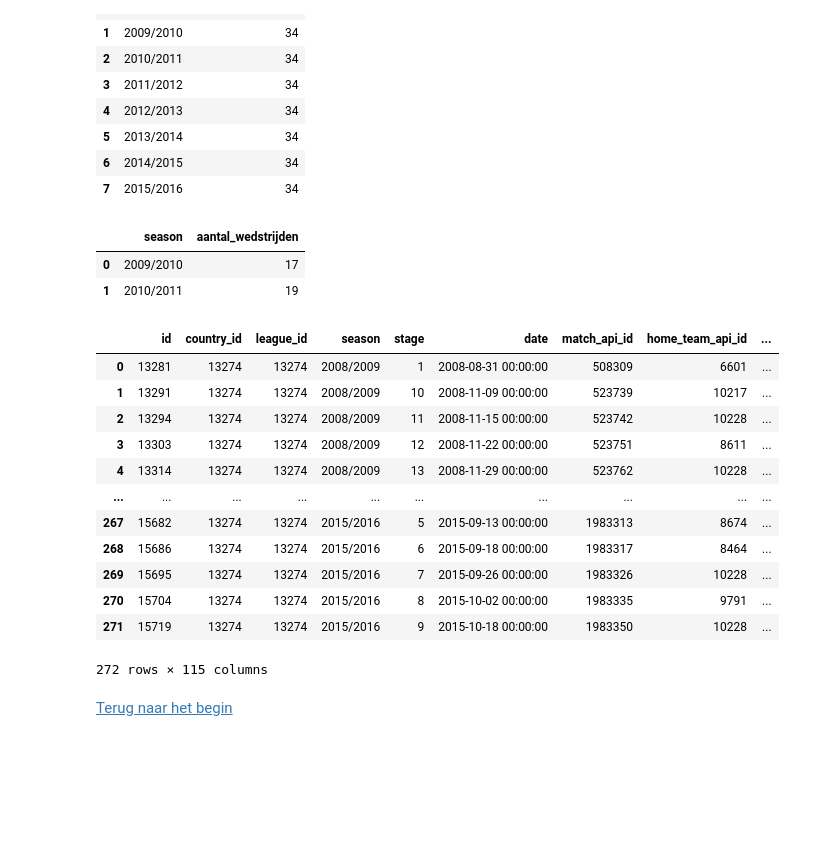
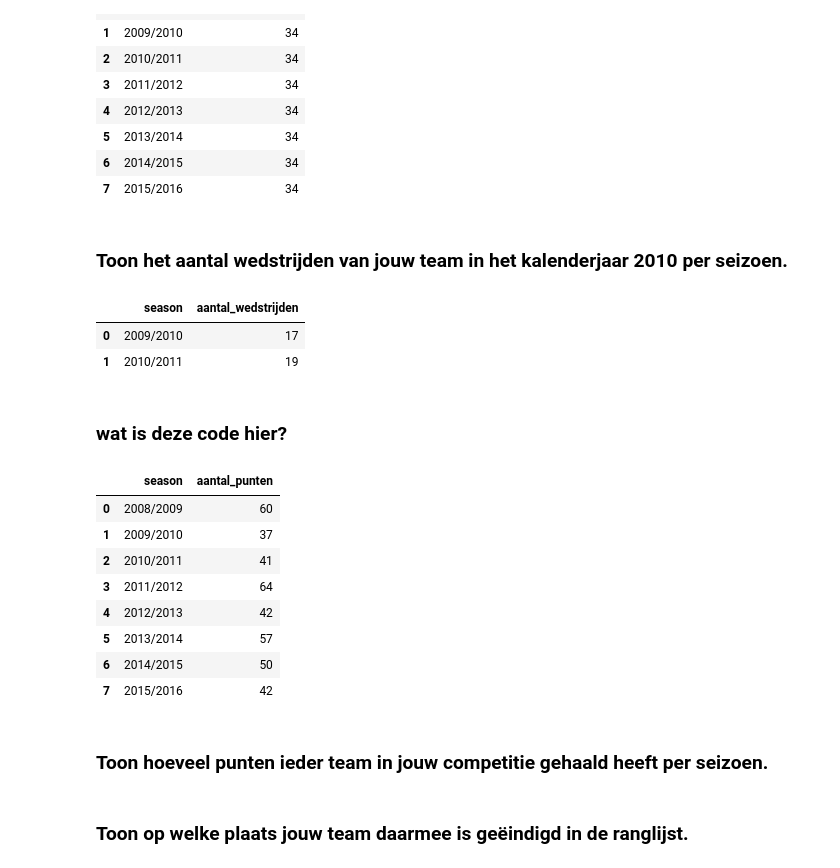
Before and after one commit to BartJeninga/2BDatalab, a Jupyter notebook: DataLab II Main v1.2.ipynb, the cells around one changed output. Saved outputs shown, nothing was run; the diff lists cells and outputs as text; code cells hidden in the pictures; blank space fills up the shorter version.

```diff
--- a/DataLab II Main v1.2.ipynb
+++ b/DataLab II Main v1.2.ipynb
@@ -318,6 +323,8 @@ wedstrijden(10228)
 | 5 | 2013/2014 | 34 |
 | 6 | 2014/2015 | 34 |
 | 7 | 2015/2016 | 34 |
+# %% [markdown]
+### Toon het aantal wedstrijden van jouw team in het kalenderjaar 2010 per seizoen. <a name="wedstrijden2010"></a>
 # %%
 #Aantal wedstrijden 2010 per seizoen HC Heerenveen
 def seizoenwedstrijd(team):
@@ -337,40 +344,40 @@ seizoenwedstrijd(10228)
 |  | season | aantal_wedstrijden |
 | 0 | 2009/2010 | 17 |
 | 1 | 2010/2011 | 19 |
+# %% [markdown]
+### wat is deze code hier?
 # %%
 #Punten per seizoen HC Heerenveen
 def seizoenspunten(team):
     query1 = f"""
     SELECT season
          , SUM(CASE WHEN home_team_api_id = {team} THEN
                       CASE WHEN home_team_goal > away_team_goal THEN + 3
                            WHEN home_team_goal = away_team_goal THEN + 1
                            ELSE + 0 END
                     WHEN away_team_api_id = {team} THEN
                       CASE WHEN away_team_goal > home_team_goal THEN + 3
                            WHEN away_team_goal = home_team_goal THEN + 1
                            ELSE + 0 END
                     END) AS aantal_punten
     FROM Match
     WHERE home_team_api_id = {team}
           OR away_team_api_id = {team}
     GROUP BY season;
     """
-    return(show_query(query))
+    return(show_query(query1))
 seizoenspunten(10228)
 # %% [output]
-|  | id | country_id | league_id | season | stage | date | match_api_id | home_team_api_id | ... |
-| 0 | 13281 | 13274 | 13274 | 2008/2009 | 1 | 2008-08-31 00:00:00 | 508309 | 6601 | ... |
-| 1 | 13291 | 13274 | 13274 | 2008/2009 | 10 | 2008-11-09 00:00:00 | 523739 | 10217 | ... |
-| 2 | 13294 | 13274 | 13274 | 2008/2009 | 11 | 2008-11-15 00:00:00 | 523742 | 10228 | ... |
-| 3 | 13303 | 13274 | 13274 | 2008/2009 | 12 | 2008-11-22 00:00:00 | 523751 | 8611 | ... |
-| 4 | 13314 | 13274 | 13274 | 2008/2009 | 13 | 2008-11-29 00:00:00 | 523762 | 10228 | ... |
-| ... | ... | ... | ... | ... | ... | ... | ... | ... | ... |
-| 267 | 15682 | 13274 | 13274 | 2015/2016 | 5 | 2015-09-13 00:00:00 | 1983313 | 8674 | ... |
-| 268 | 15686 | 13274 | 13274 | 2015/2016 | 6 | 2015-09-18 00:00:00 | 1983317 | 8464 | ... |
-| 269 | 15695 | 13274 | 13274 | 2015/2016 | 7 | 2015-09-26 00:00:00 | 1983326 | 10228 | ... |
-| 270 | 15704 | 13274 | 13274 | 2015/2016 | 8 | 2015-10-02 00:00:00 | 1983335 | 9791 | ... |
-| 271 | 15719 | 13274 | 13274 | 2015/2016 | 9 | 2015-10-18 00:00:00 | 1983350 | 10228 | ... |
+|  | season | aantal_punten |
+| 0 | 2008/2009 | 60 |
+| 1 | 2009/2010 | 37 |
+| 2 | 2010/2011 | 41 |
+| 3 | 2011/2012 | 64 |
+| 4 | 2012/2013 | 42 |
+| 5 | 2013/2014 | 57 |
+| 6 | 2014/2015 | 50 |
+| 7 | 2015/2016 | 42 |
-272 rows × 115 columns
+# %% [markdown]
+### Toon hoeveel punten ieder team in jouw competitie gehaald heeft per seizoen. <a name="puntencompetitie"></a>
 # %%
 #Punten per seizoen per team
@@ -395,2 +403,2 @@ show_query(query)
-# %% [markdown]
-[Terug naar het begin](#jump)
+# %% [markdown]
+### Toon op welke plaats jouw team daarmee is geëindigd in de ranglijst. <a name="teamranglijst"></a>
```
Also changed, not shown: parts of 10 cells of this notebook.
